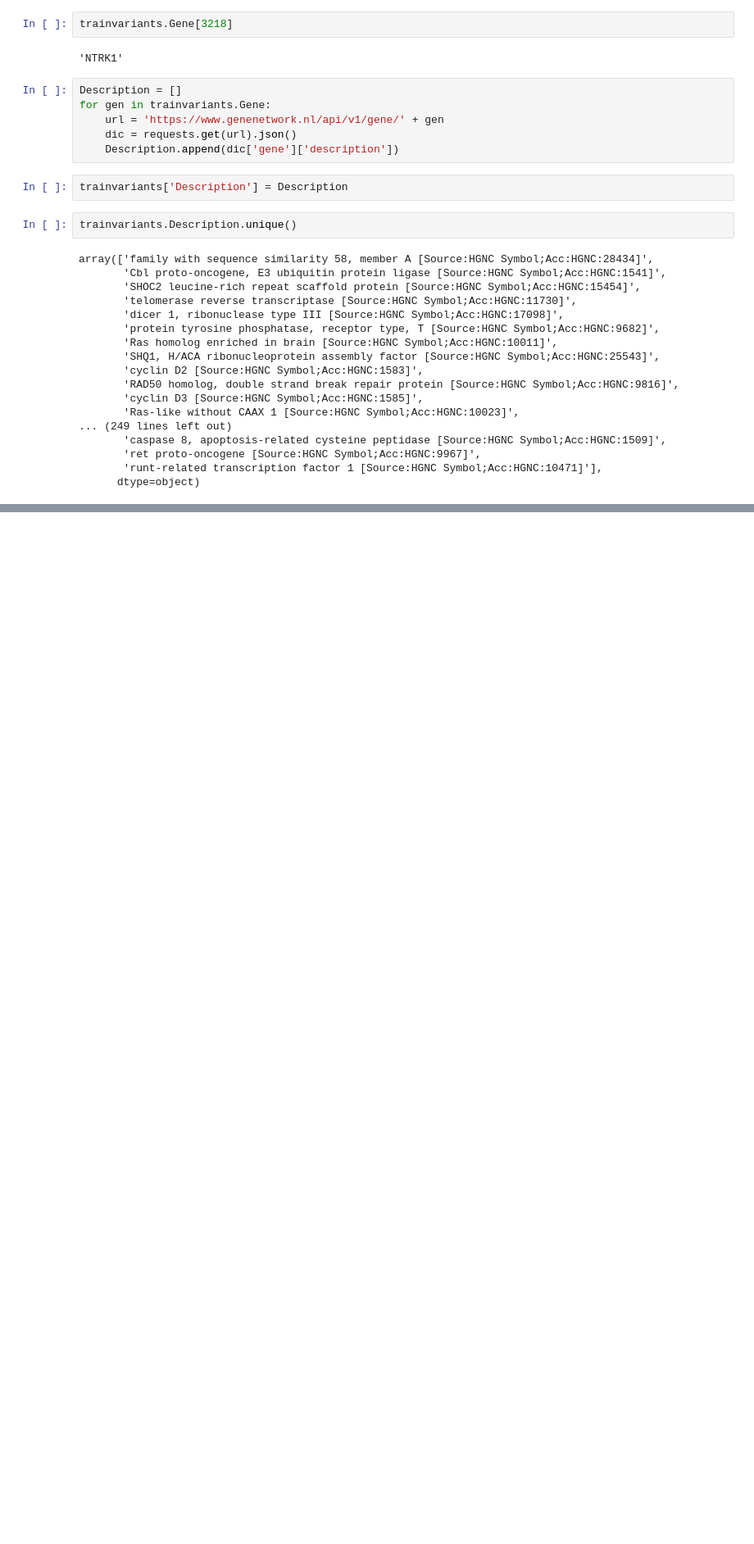
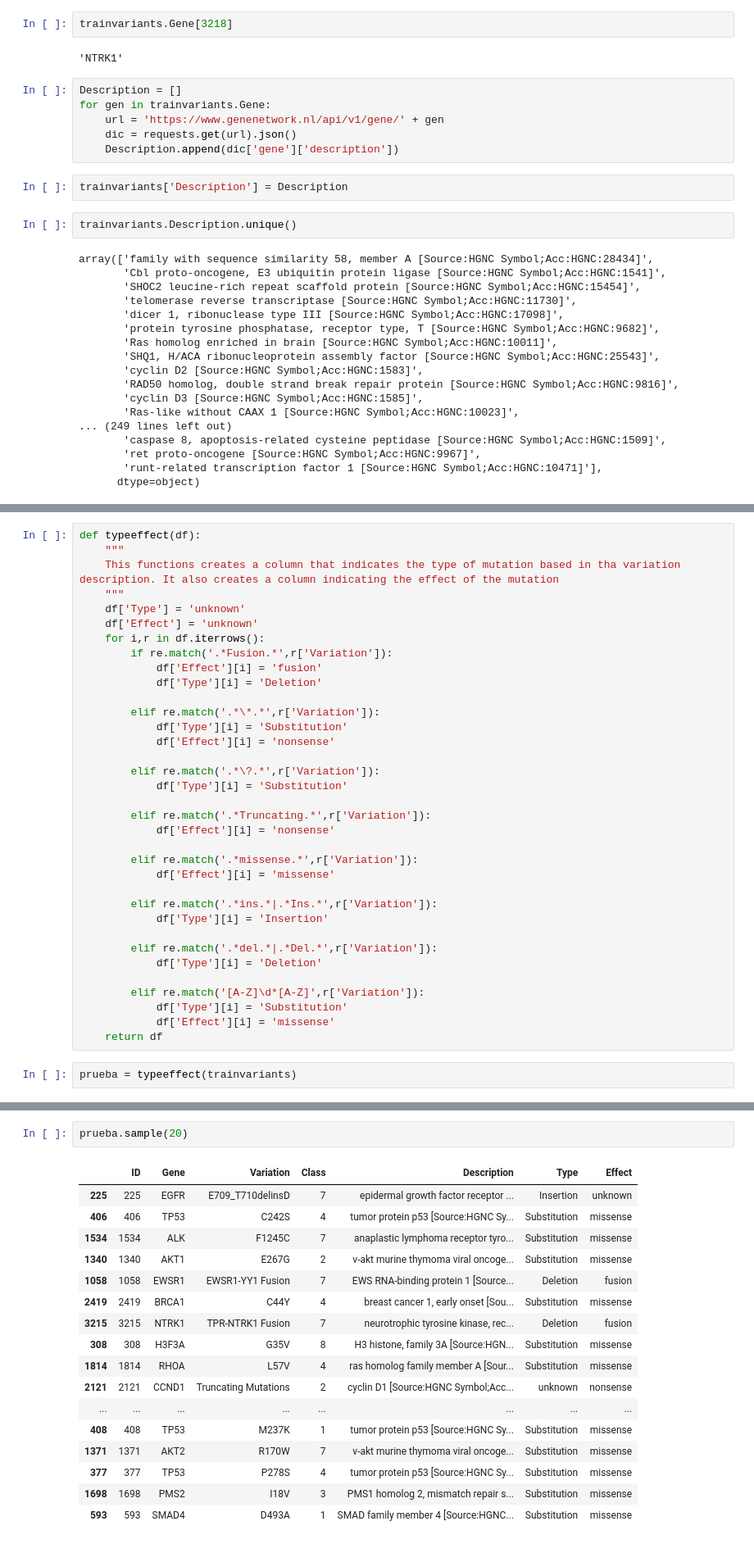
Before and after one commit to Carlosleono/Redefining_Cancer_treatment, a Jupyter notebook: Notebooks/Untitled1 (1).ipynb, the cells around one changed output, grey strips where cells are left out. Shown at 82% size. Cells and saved outputs as stored; diff of their text form; blank space fills up the shorter version.

Commit message:
Clenaing function

```diff
--- a/Notebooks/Untitled1 (1).ipynb
+++ b/Notebooks/Untitled1 (1).ipynb
@@ -155,0 +202,37 @@ dic['gene']['description']
+# %%
+def typeeffect(df):
+    """
+    This functions creates a column that indicates the type of mutation based in tha variation description. It also creates a column indicating the effect of the mutation
+    """
+    df['Type'] = 'unknown'
+    df['Effect'] = 'unknown'
+    for i,r in df.iterrows():
+        if re.match('.*Fusion.*',r['Variation']):
+            df['Effect'][i] = 'fusion'
+            df['Type'][i] = 'Deletion'
+
+        elif re.match('.*\*.*',r['Variation']):
+            df['Type'][i] = 'Substitution'
+            df['Effect'][i] = 'nonsense'
+
+        elif re.match('.*\?.*',r['Variation']):
+            df['Type'][i] = 'Substitution'
+
+        elif re.match('.*Truncating.*',r['Variation']):
+            df['Effect'][i] = 'nonsense'
+
+        elif re.match('.*missense.*',r['Variation']):
+            df['Effect'][i] = 'missense'
+
+        elif re.match('.*ins.*|.*Ins.*',r['Variation']):
+            df['Type'][i] = 'Insertion'
+
+        elif re.match('.*del.*|.*Del.*',r['Variation']):
+            df['Type'][i] = 'Deletion'
+
+        elif re.match('[A-Z]\d*[A-Z]',r['Variation']):
+            df['Type'][i] = 'Substitution'
+            df['Effect'][i] = 'missense'
+    return df
+# %%
+prueba = typeeffect(trainvariants)
@@ -155,0 +257,20 @@ dic['gene']['description']
+# %%
+prueba.sample(20)
+# %% [output]
+|  | ID | Gene | Variation | Class | Description | Type | Effect |
+| 225 | 225 | EGFR | E709_T710delinsD | 7 | epidermal growth factor receptor ... | Insertion | unknown |
+| 406 | 406 | TP53 | C242S | 4 | tumor protein p53 [Source:HGNC Sy... | Substitution | missense |
+| 1534 | 1534 | ALK | F1245C | 7 | anaplastic lymphoma receptor tyro... | Substitution | missense |
+| 1340 | 1340 | AKT1 | E267G | 2 | v-akt murine thymoma viral oncoge... | Substitution | missense |
+| 1058 | 1058 | EWSR1 | EWSR1-YY1 Fusion | 7 | EWS RNA-binding protein 1 [Source... | Deletion | fusion |
+| 2419 | 2419 | BRCA1 | C44Y | 4 | breast cancer 1, early onset [Sou... | Substitution | missense |
+| 3215 | 3215 | NTRK1 | TPR-NTRK1 Fusion | 7 | neurotrophic tyrosine kinase, rec... | Deletion | fusion |
+| 308 | 308 | H3F3A | G35V | 8 | H3 histone, family 3A [Source:HGN... | Substitution | missense |
+| 1814 | 1814 | RHOA | L57V | 4 | ras homolog family member A [Sour... | Substitution | missense |
+| 2121 | 2121 | CCND1 | Truncating Mutations | 2 | cyclin D1 [Source:HGNC Symbol;Acc... | unknown | nonsense |
+| ... | ... | ... | ... | ... | ... | ... | ... |
+| 408 | 408 | TP53 | M237K | 1 | tumor protein p53 [Source:HGNC Sy... | Substitution | missense |
+| 1371 | 1371 | AKT2 | R170W | 7 | v-akt murine thymoma viral oncoge... | Substitution | missense |
+| 377 | 377 | TP53 | P278S | 4 | tumor protein p53 [Source:HGNC Sy... | Substitution | missense |
+| 1698 | 1698 | PMS2 | I18V | 3 | PMS1 homolog 2, mismatch repair s... | Substitution | missense |
+| 593 | 593 | SMAD4 | D493A | 1 | SMAD family member 4 [Source:HGNC... | Substitution | missense |
```
Also changed, not shown: parts of 6 cells of this notebook.
